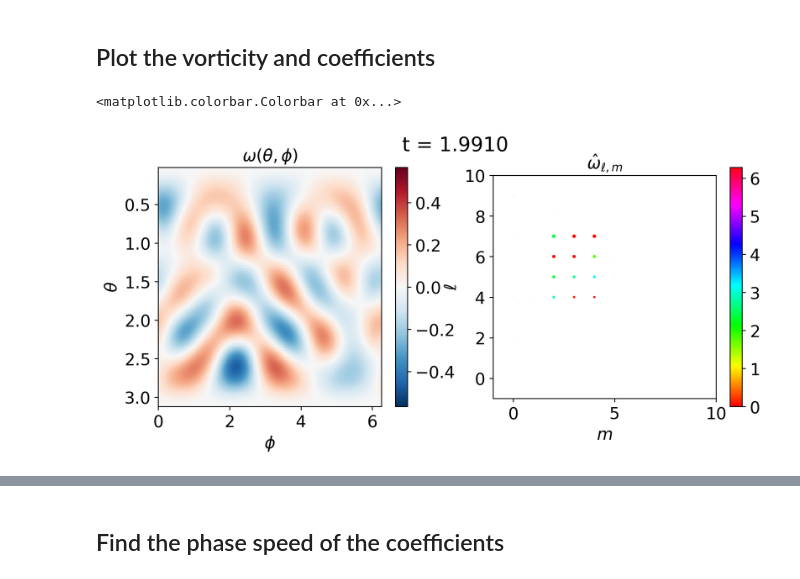
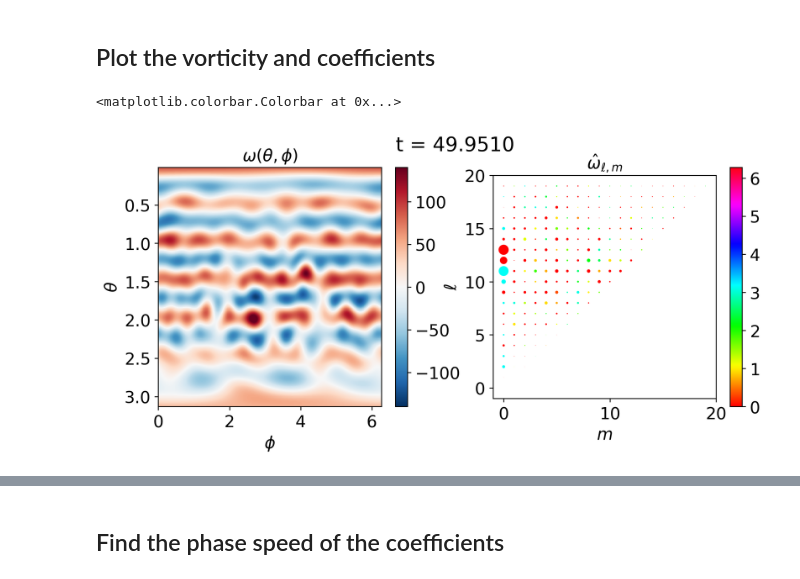
Before and after one commit to rohitsupekar/active_matter_spheres, a Jupyter notebook: scripts/jupyter/data_sandbox.ipynb, the cells around one changed output, grey strips where cells are left out. Saved outputs shown, nothing was run; the diff lists cells and outputs as text; code cells hidden in the pictures.

```diff
--- a/scripts/jupyter/data_sandbox.ipynb
+++ b/scripts/jupyter/data_sandbox.ipynb
@@ -25,7 +25,7 @@ logger = logging.getLogger(__name__)
 from matplotlib.animation import FFMpegWriter
 
 #add path to data folder
-input_folder = "/Users/Rohit/Documents/research/active_matter_spheres/scripts/data/sphere107"
+input_folder = "/Users/Rohit/Documents/research/active_matter_spheres/scripts/data/sphere68"
 output_folder = "/Users/Rohit/Documents/research/active_matter_spheres/scripts/garbage"
 Omega = 50 #set the Omega
 first_frame = 1
@@ -109,8 +143,8 @@ fig.subplots_adjust(hspace=.4)
 #plotting
 plt.rc('font', size=15)
 
-ind = 200
-ell_max = 10 #for plotting
+ind = 1000
+ell_max = 20 #for plotting
 
 with np.load(os.path.join(input_folder, 'output_%i.npz' %(ind))) as file:
     phi = file['phi']
@@ -120,32 +154,32 @@ with np.load(os.path.join(input_folder, 'output_%i.npz' %(ind))) as file:
     om = file['om']
     time = file['t'][0]
 
 
 m = np.arange(0,L_max+1)
 ell = np.arange(0,L_max+1)
 ellell, mm = np.meshgrid(ell, m)
 
 coeffs_arr = coeffs_all[ind, :, :]
 
 mag = np.abs(coeffs_arr)
 phase = np.angle(coeffs_arr)
 
 title = fig.suptitle('t = %.4f' %time)
 
 image0 = ax[0].pcolormesh(phi, theta, om.T, cmap='RdBu_r')
 ax[0].set_ylabel("$\\theta$"), ax[0].set_xlabel("$\phi$")
 ax[0].set_title("$\omega (\\theta, \phi)$",fontsize=15)
 ax[0].invert_yaxis()
 fig.colorbar(image0, ax=ax[0])
 image0.set_clim(-clims['om'], clims['om'])
 
-image1 = ax[1].scatter(mm.flatten(), ellell.flatten(), 200*mag.flatten(), c=phase.flatten(), cmap='hsv', edgecolor='none')
+image1 = ax[1].scatter(mm.flatten(), ellell.flatten(), 2*mag.flatten(), c=phase.flatten(), cmap='hsv', edgecolor='none')
 ax[1].set_xlim(-1, ell_max), ax[1].set_ylim(-1, ell_max)
 ax[1].set_xlabel('$m$'), ax[1].set_ylabel('$\ell$')
 ax[1].set_title('$\hat{\omega}_{\ell, m}$',fontsize=15)
 ax[1].set_aspect('equal')
 image1.set_clim(0, 2*np.pi)
 fig.colorbar(image1, ax=ax[1])
 # %% [output]
 <matplotlib.colorbar.Colorbar at 0x...>
-[figure, old version]
+[figure, new version]
```
Also changed, not shown: parts of 4 cells of this notebook, 2 other files.
